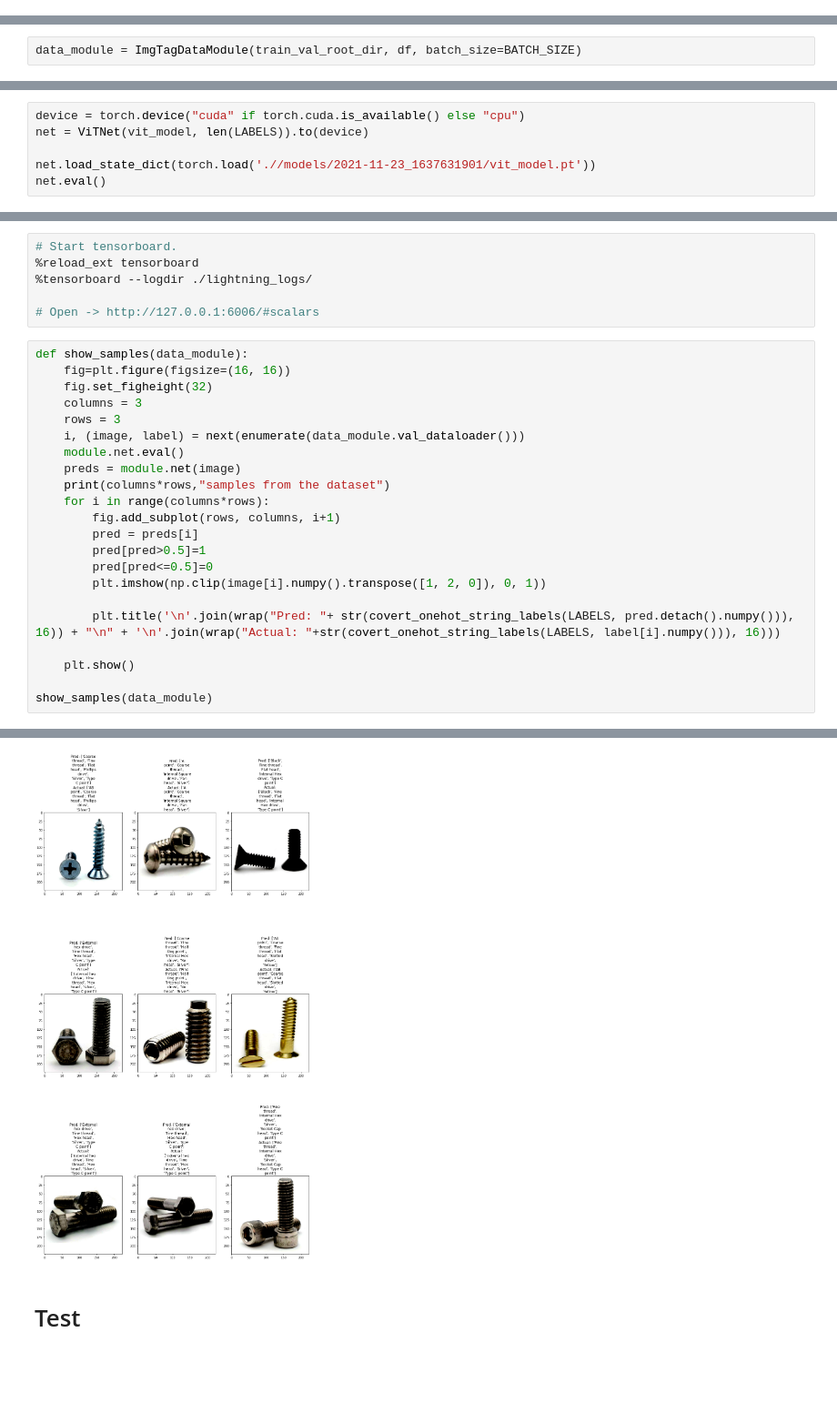
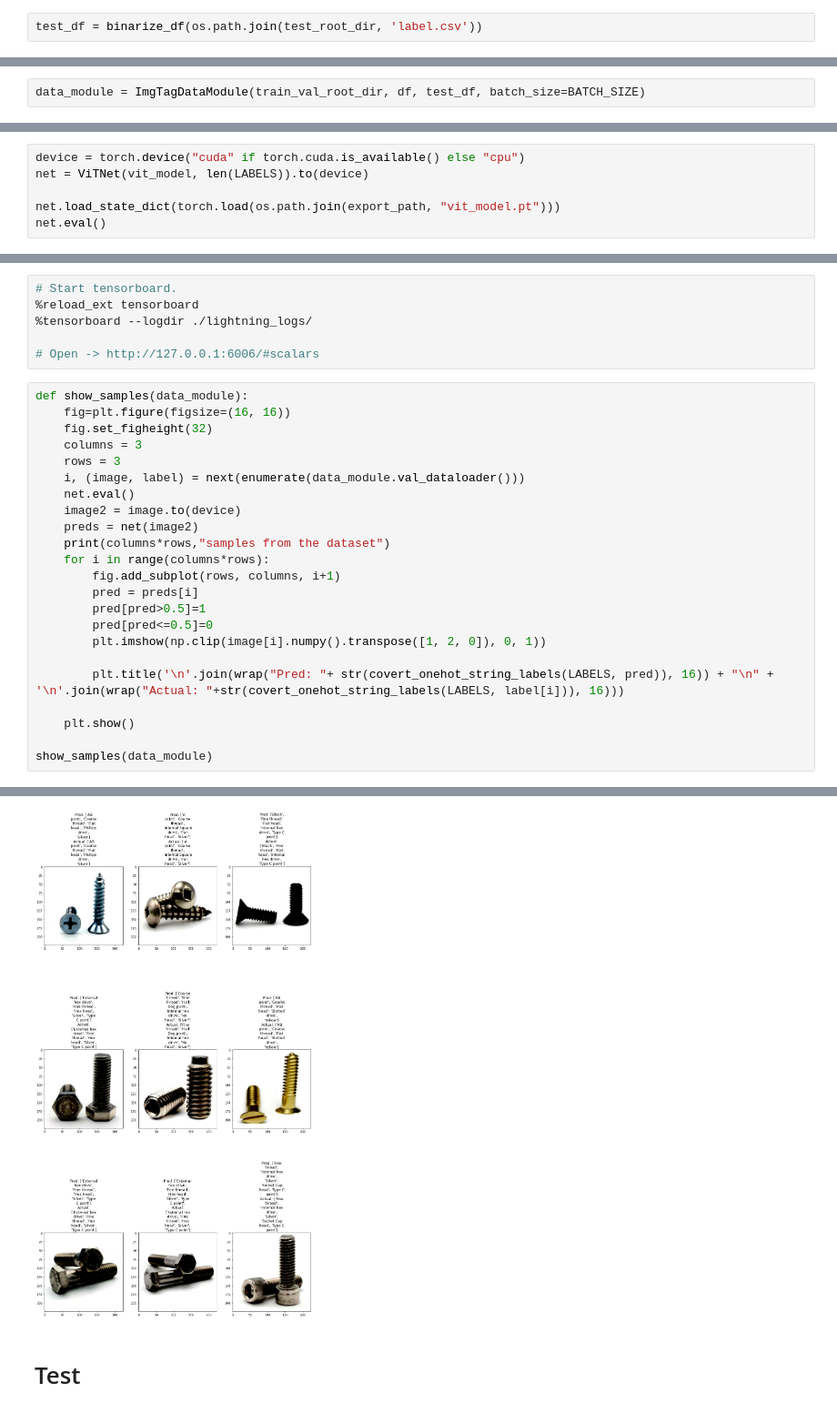
Before and after one commit to RyutaroInatsu/ImageAnnotationChallenge, a Jupyter notebook: notebooks/ImageTaggingChallenge.ipynb, the cells around one changed output, grey strips where cells are left out. Shown at 91% size. Drawn from its saved outputs; the diff is of its cells as text; blank space fills up the shorter version.

```diff
--- a/notebooks/ImageTaggingChallenge.ipynb
+++ b/notebooks/ImageTaggingChallenge.ipynb
@@ -257,6 +257,8 @@ def binarize_df(label_path):
     return df.drop(df.columns[1:], axis=1).join(bin_df)
 # %%
 df = binarize_df(os.path.join(train_val_root_dir, "label.csv"))
+# %%
+test_df = binarize_df(os.path.join(test_root_dir, 'label.csv'))
 # %%
 LABELS = df.columns[1:]
 # %%
@@ -371,7 +373,7 @@ class ImgTagDataModule(pl.LightningDataModule):
     def test_dataloader(self):
         return DataLoader(self.test_ds, batch_size=self.batch_size, num_workers=0, pin_memory=True)
 # %%
-data_module = ImgTagDataModule(train_val_root_dir, df, batch_size=BATCH_SIZE)
+data_module = ImgTagDataModule(train_val_root_dir, df, test_df, batch_size=BATCH_SIZE)
 # %%
 data_module.setup('fit')
 # %%
@@ -565,7 +567,7 @@ torch.save(module.net.state_dict(), os.path.join(export_path, "vit_model.pt"))
 device = torch.device("cuda" if torch.cuda.is_available() else "cpu")
 net = ViTNet(vit_model, len(LABELS)).to(device)
 
-net.load_state_dict(torch.load('.//models/2021-11-23_1637631901/vit_model.pt'))
+net.load_state_dict(torch.load(os.path.join(export_path, "vit_model.pt")))
 net.eval()
 # %% [markdown]
 ## Evaluate
@@ -578,27 +580,28 @@ net.eval()
 # %%
 def show_samples(data_module):
     fig=plt.figure(figsize=(16, 16))
     fig.set_figheight(32)
     columns = 3
     rows = 3
     i, (image, label) = next(enumerate(data_module.val_dataloader()))
-    module.net.eval()
-    preds = module.net(image)
+    net.eval()
+    image2 = image.to(device)
+    preds = net(image2)
     print(columns*rows,"samples from the dataset")
     for i in range(columns*rows):
         fig.add_subplot(rows, columns, i+1)
         pred = preds[i]
         pred[pred>0.5]=1
         pred[pred<=0.5]=0
         plt.imshow(np.clip(image[i].numpy().transpose([1, 2, 0]), 0, 1))
 
-        plt.title('\n'.join(wrap("Pred: "+ str(covert_onehot_string_labels(LABELS, pred.detach().numpy())), 16)) + "\n" + '\n'.join(wrap("Actual: "+str(covert_onehot_string_labels(LABELS, label[i].numpy())), 16)))
+        plt.title('\n'.join(wrap("Pred: "+ str(covert_onehot_string_labels(LABELS, pred)), 16)) + "\n" + '\n'.join(wrap("Actual: "+str(covert_onehot_string_labels(LABELS, label[i])), 16)))
 
     plt.show()
 
 show_samples(data_module)
 # %% [output]
 9 samples from the dataset
-[figure, old version]
+[figure, new version]
 # %% [markdown]
 # Test
```
Also changed, not shown: parts of 3 cells of this notebook.
